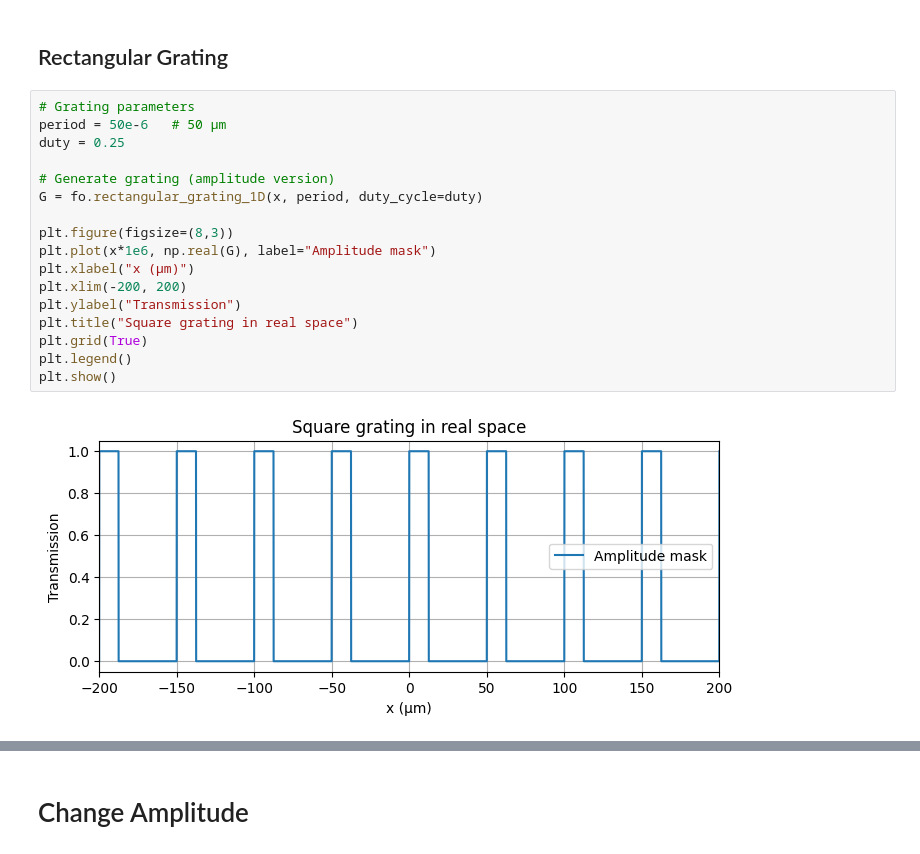
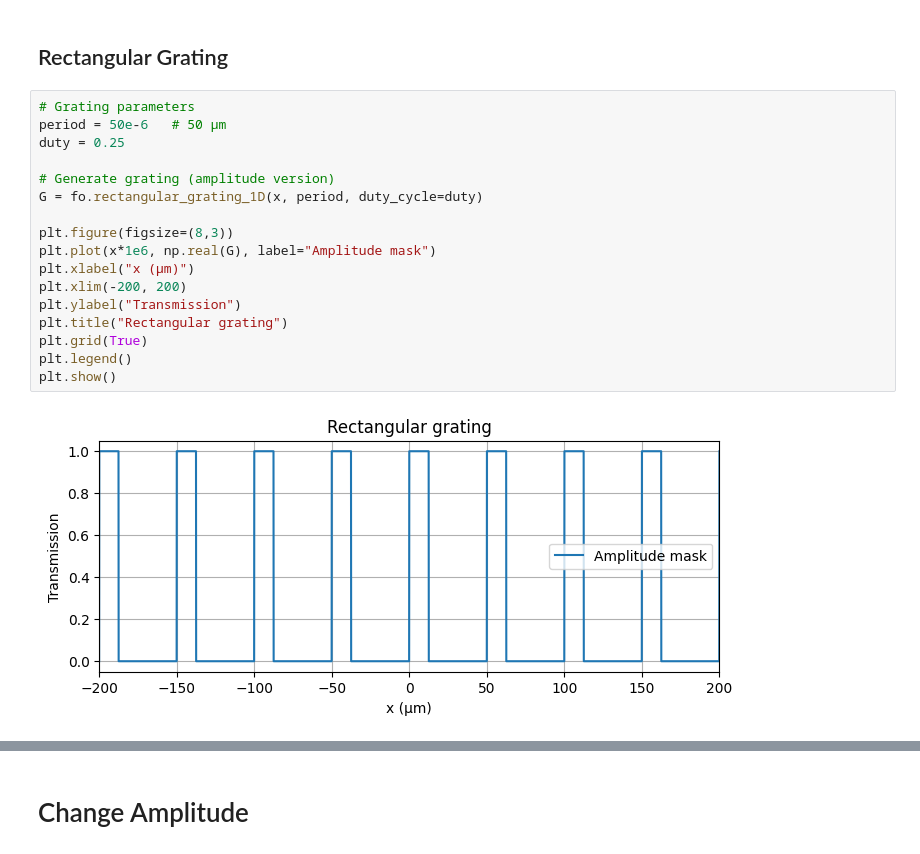
Before and after one commit to atlindburg/fourier-optics, a Jupyter notebook: notebooks/20251006-rectangular_gratings.ipynb, the cells around one changed output, grey strips where cells are left out. Saved outputs shown, nothing was run; the diff lists cells and outputs as text.

```diff
--- a/notebooks/20251006-rectangular_gratings.ipynb
+++ b/notebooks/20251006-rectangular_gratings.ipynb
@@ -71,22 +71,22 @@ plt.show()
 # %%
 # Grating parameters
 period = 50e-6   # 50 µm
 duty = 0.25
 
 # Generate grating (amplitude version)
 G = fo.rectangular_grating_1D(x, period, duty_cycle=duty)
 
 plt.figure(figsize=(8,3))
 plt.plot(x*1e6, np.real(G), label="Amplitude mask")
 plt.xlabel("x (µm)")
 plt.xlim(-200, 200)
 plt.ylabel("Transmission")
-plt.title("Square grating in real space")
+plt.title("Rectangular grating")
 plt.grid(True)
 plt.legend()
 plt.show()
 # %% [output]
-[figure, old version]
+[figure, new version]
 # %%
 # Multiply by grating mask
 E_after = E0 * G
```
Also changed, not shown: parts of 2 cells of this notebook, 1 other file.
